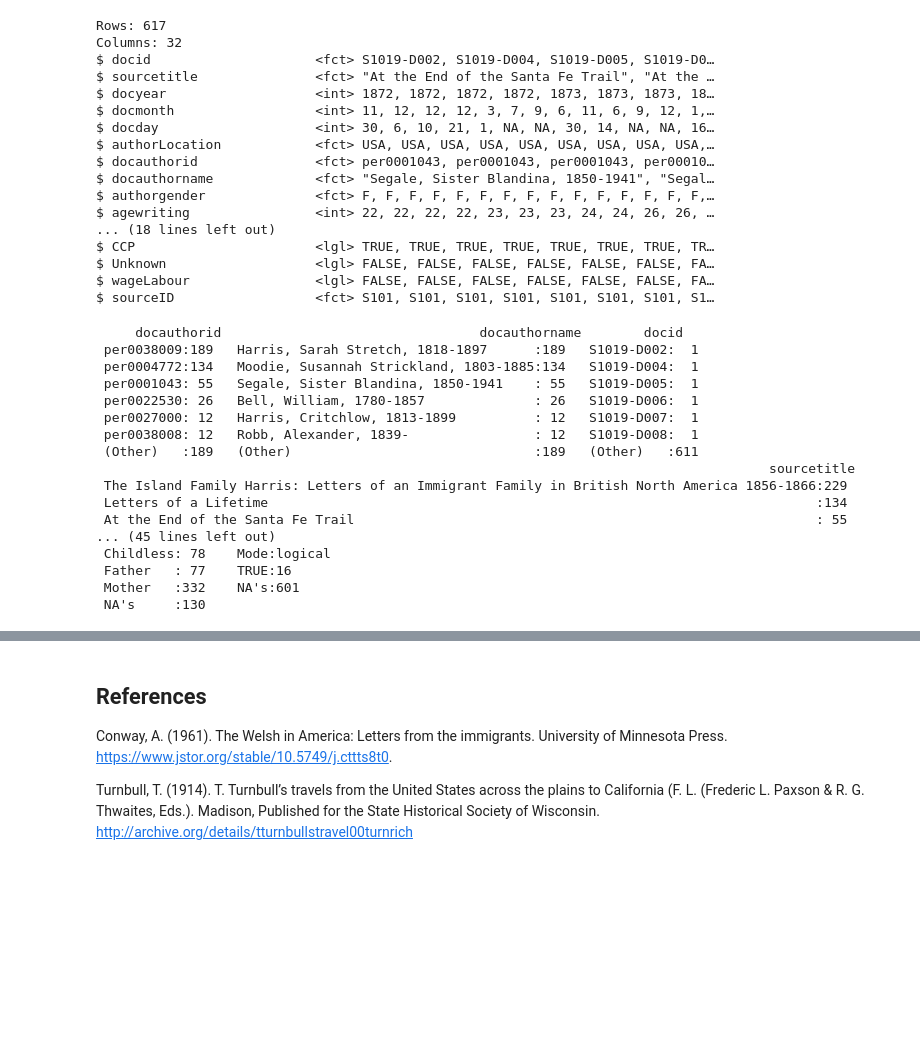
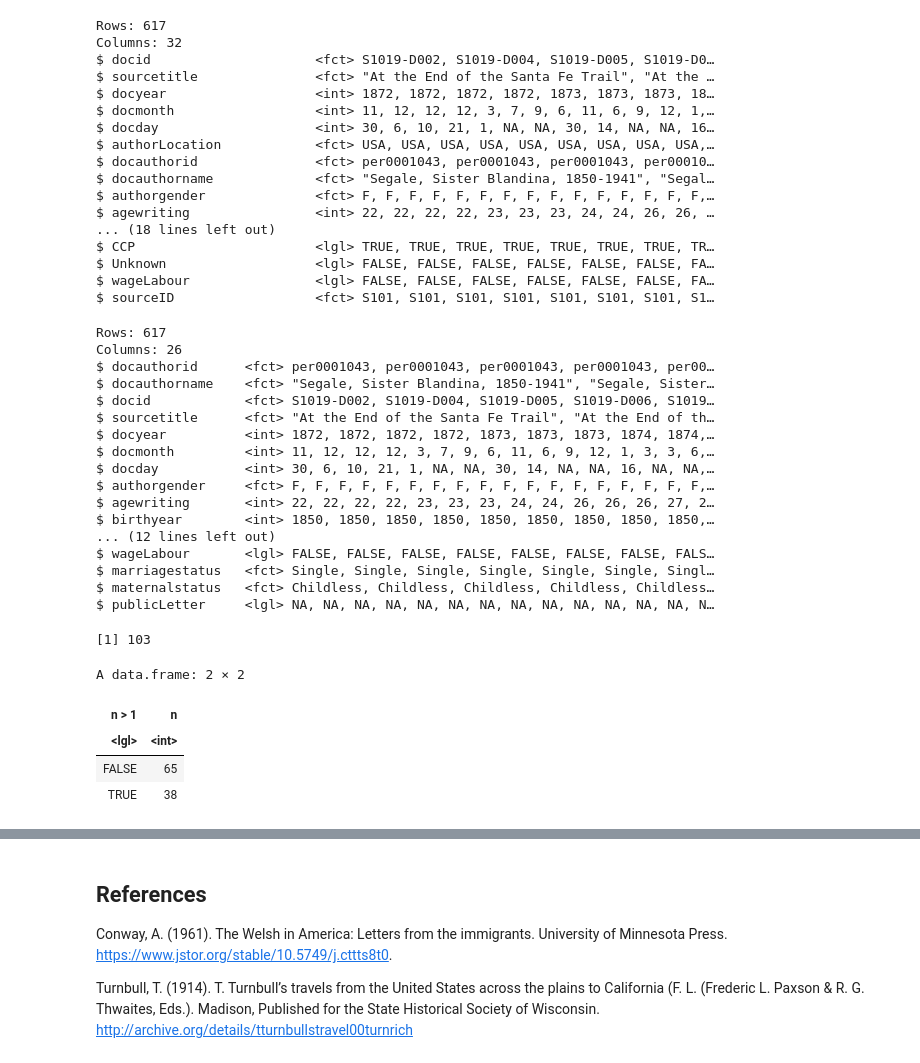
Before and after one commit to menyalas/dissertation, a Jupyter notebook: 20230507_AM_PhD-NaildohClass02.ipynb, the cells around one changed output, grey strips where cells are left out. Drawn from its saved outputs; the diff is of its cells as text; code cells hidden in the pictures; blank space fills up the shorter version.

```diff
--- a/20230507_AM_PhD-NaildohClass02.ipynb
+++ b/20230507_AM_PhD-NaildohClass02.ipynb
@@ -1178,22 +1163,36 @@ vars  <- c('docauthorid',
 
 letters <- letters[vars]
 # %%
-summary(letters)
+glimpse(letters)
 # %% [output]
-     docauthorid                                 docauthorname        docid
- per0038009:189   Harris, Sarah Stretch, 1818-1897      :189   S1019-D002:  1
- per0004772:134   Moodie, Susannah Strickland, 1803-1885:134   S1019-D004:  1
- per0001043: 55   Segale, Sister Blandina, 1850-1941    : 55   S1019-D005:  1
- per0022530: 26   Bell, William, 1780-1857              : 26   S1019-D006:  1
- per0027000: 12   Harris, Critchlow, 1813-1899          : 12   S1019-D007:  1
- per0038008: 12   Robb, Alexander, 1839-                : 12   S1019-D008:  1
- (Other)   :189   (Other)                               :189   (Other)   :611
-                                                                                      sourcetitle
- The Island Family Harris: Letters of an Immigrant Family in British North America 1856-1866:229
- Letters of a Lifetime                                                                      :134
- At the End of the Santa Fe Trail                                                           : 55
-... (45 lines left out)
- Childless: 78    Mode:logical
- Father   : 77    TRUE:16
- Mother   :332    NA's:601
- NA's     :130
+Rows: 617
+Columns: 26
+$ docauthorid      <fct> per0001043, per0001043, per0001043, per0001043, per00…
+$ docauthorname    <fct> "Segale, Sister Blandina, 1850-1941", "Segale, Sister…
+$ docid            <fct> S1019-D002, S1019-D004, S1019-D005, S1019-D006, S1019…
+$ sourcetitle      <fct> "At the End of the Santa Fe Trail", "At the End of th…
+$ docyear          <int> 1872, 1872, 1872, 1872, 1873, 1873, 1873, 1874, 1874,…
+$ docmonth         <int> 11, 12, 12, 12, 3, 7, 9, 6, 11, 6, 9, 12, 1, 3, 3, 6,…
+$ docday           <int> 30, 6, 10, 21, 1, NA, NA, 30, 14, NA, NA, 16, NA, NA,…
+$ authorgender     <fct> F, F, F, F, F, F, F, F, F, F, F, F, F, F, F, F, F, F,…
+$ agewriting       <int> 22, 22, 22, 22, 23, 23, 23, 24, 24, 26, 26, 26, 27, 2…
+$ birthyear        <int> 1850, 1850, 1850, 1850, 1850, 1850, 1850, 1850, 1850,…
+... (12 lines left out)
+$ wageLabour       <lgl> FALSE, FALSE, FALSE, FALSE, FALSE, FALSE, FALSE, FALS…
+$ marriagestatus   <fct> Single, Single, Single, Single, Single, Single, Singl…
+$ maternalstatus   <fct> Childless, Childless, Childless, Childless, Childless…
+$ publicLetter     <lgl> NA, NA, NA, NA, NA, NA, NA, NA, NA, NA, NA, NA, NA, N…
+# %%
+length(unique(letters$docauthorid))
+# %% [output]
+[1] 103
+# %%
+letters %>% # Take the dataframe
+count(docauthorid, sort = TRUE) %>% # Count the number of letters per authors
+count(n > 1) # Count the number of series
+# %% [output]
+A data.frame: 2 × 2
+| n > 1 | n |
+| <lgl> | <int> |
+| FALSE | 65 |
+| TRUE | 38 |
```
Also changed, not shown: parts of 4 cells of this notebook.
